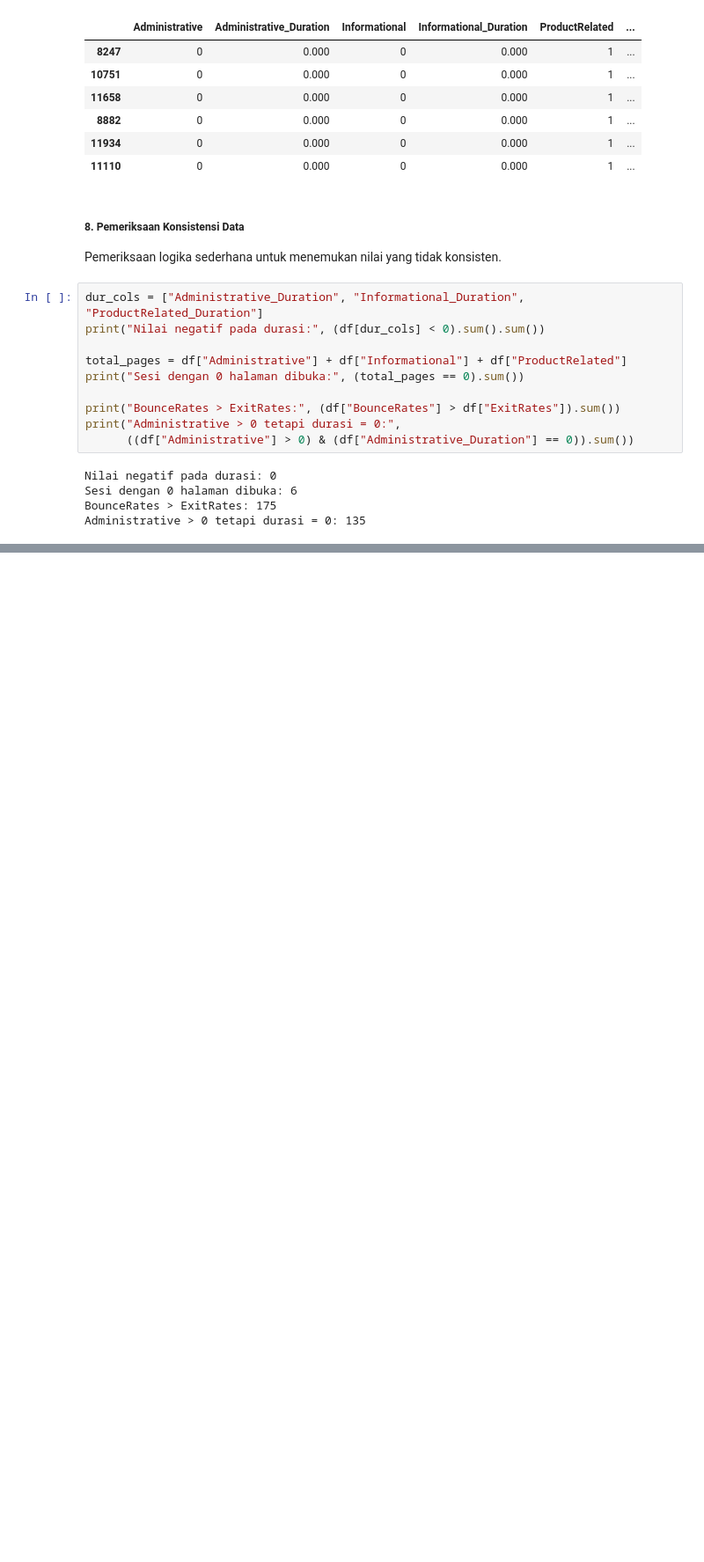
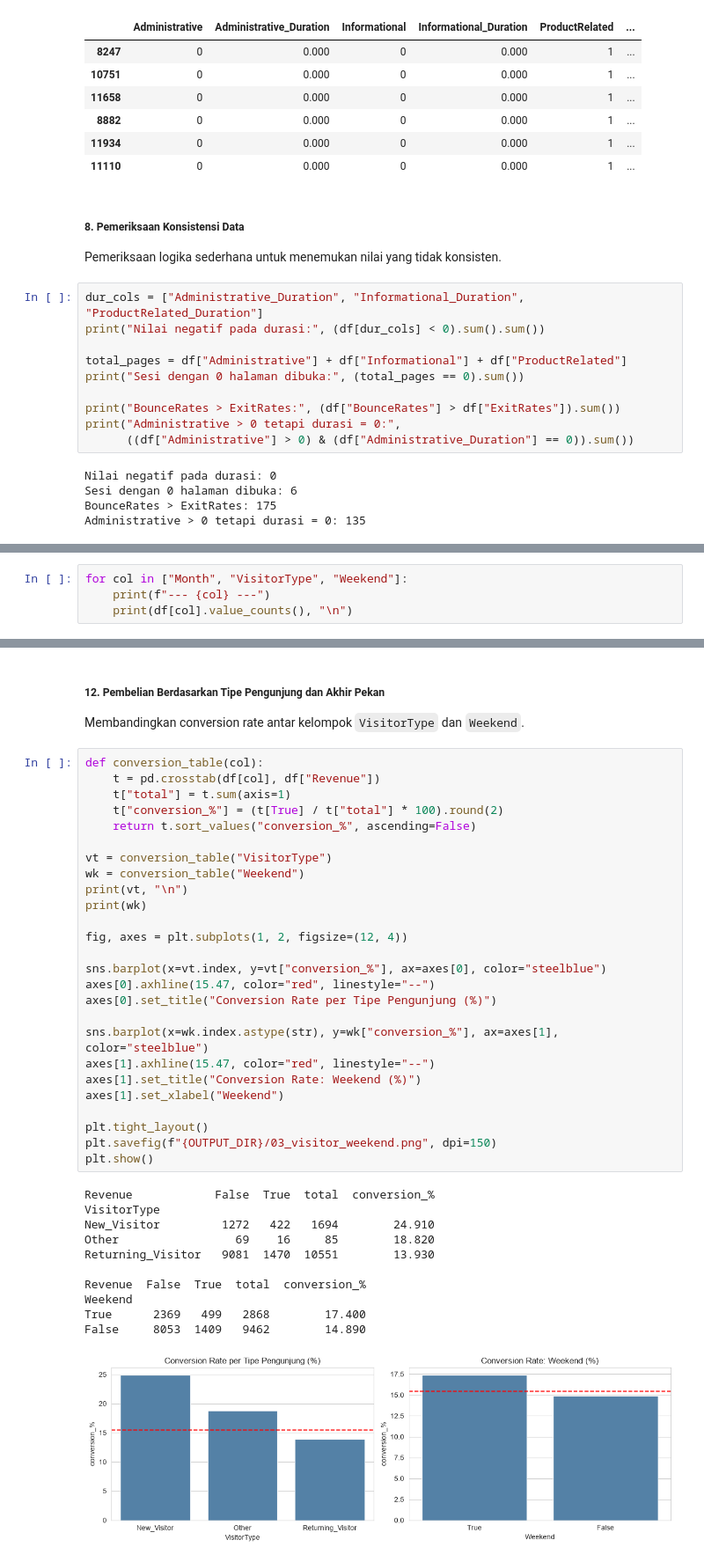
Before and after one commit to agnesolivia/Project12_Ecommerce, a Jupyter notebook: notebooks/01_data_prep_EDA.ipynb, the cells around one changed output, grey strips where cells are left out. Shown at 88% size. Drawn from its saved outputs; the diff is of its cells as text; blank space fills up the shorter version.

```diff
--- a/notebooks/01_data_prep_EDA.ipynb
+++ b/notebooks/01_data_prep_EDA.ipynb
@@ -197,0 +240,4 @@ Administrative > 0 tetapi durasi = 0: 135
+# %%
+for col in ["Month", "VisitorType", "Weekend"]:
+    print(f"--- {col} ---")
+    print(df[col].value_counts(), "\n")
@@ -197,0 +302,42 @@ Administrative > 0 tetapi durasi = 0: 135
+# %% [markdown]
+##### 12. Pembelian Berdasarkan Tipe Pengunjung dan Akhir Pekan
+
+Membandingkan conversion rate antar kelompok `VisitorType` dan `Weekend`.
+# %%
+def conversion_table(col):
+    t = pd.crosstab(df[col], df["Revenue"])
+    t["total"] = t.sum(axis=1)
+    t["conversion_%"] = (t[True] / t["total"] * 100).round(2)
+    return t.sort_values("conversion_%", ascending=False)
+
+vt = conversion_table("VisitorType")
+wk = conversion_table("Weekend")
+print(vt, "\n")
+print(wk)
+
+fig, axes = plt.subplots(1, 2, figsize=(12, 4))
+
+sns.barplot(x=vt.index, y=vt["conversion_%"], ax=axes[0], color="steelblue")
+axes[0].axhline(15.47, color="red", linestyle="--")
+axes[0].set_title("Conversion Rate per Tipe Pengunjung (%)")
+
+sns.barplot(x=wk.index.astype(str), y=wk["conversion_%"], ax=axes[1], color="steelblue")
+axes[1].axhline(15.47, color="red", linestyle="--")
+axes[1].set_title("Conversion Rate: Weekend (%)")
+axes[1].set_xlabel("Weekend")
+
+plt.tight_layout()
+plt.savefig(f"{OUTPUT_DIR}/03_visitor_weekend.png", dpi=150)
+plt.show()
+# %% [output]
+Revenue            False  True  total  conversion_%
+VisitorType
+New_Visitor         1272   422   1694        24.910
+Other                 69    16     85        18.820
+Returning_Visitor   9081  1470  10551        13.930
+
+Revenue  False  True  total  conversion_%
+Weekend
+True      2369   499   2868        17.400
+False     8053  1409   9462        14.890
+[figure, added]
```
Also changed, not shown: parts of 26 cells of this notebook, 14 other files.
